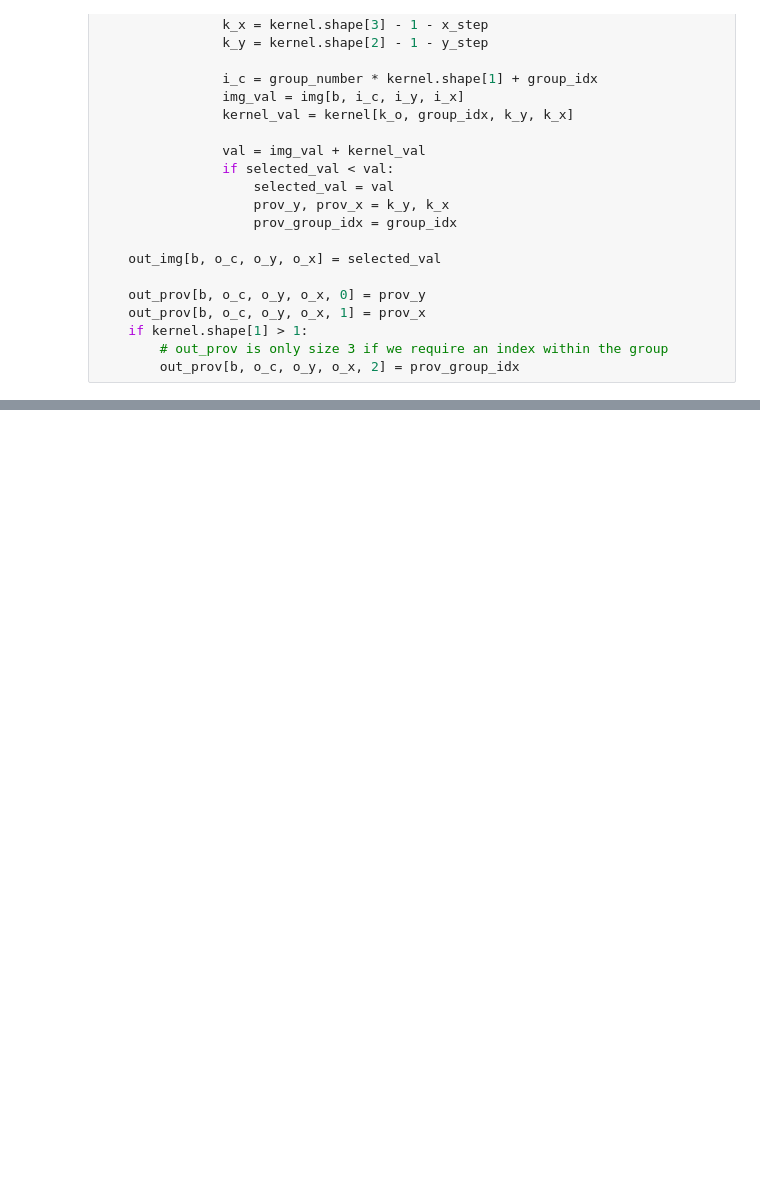
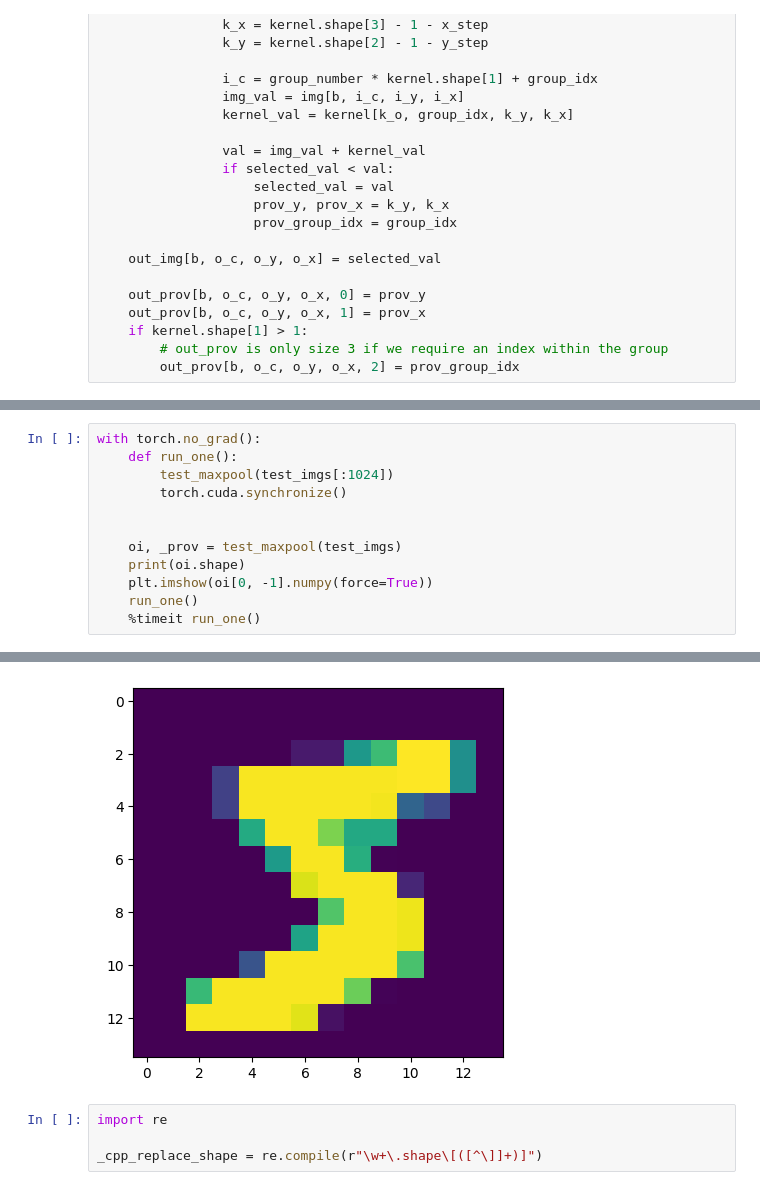
Before and after one commit to p-adema/quadratic-conv, a Jupyter notebook: scratch/numba.ipynb, the cells around one changed output, grey strips where cells are left out. Drawn from its saved outputs; the diff is of its cells as text; blank space fills up the shorter version.

```diff
--- a/scratch/numba.ipynb
+++ b/scratch/numba.ipynb
@@ -2101,0 +2311,13 @@ plt.show()
+# %%
+with torch.no_grad():
+    def run_one():
+        test_maxpool(test_imgs[:1024])
+        torch.cuda.synchronize()
+
+
+    oi, _prov = test_maxpool(test_imgs)
+    print(oi.shape)
+    plt.imshow(oi[0, -1].numpy(force=True))
+    run_one()
+    %timeit run_one()
+# %% [output]
@@ -2101,0 +2326,5 @@ plt.show()
+[figure, added]
+# %%
+import re
+
+_cpp_replace_shape = re.compile(r"\w+\.shape\[([^\]]+)]")
```
Also changed, not shown: parts of 12 cells of this notebook, 13 other files.
